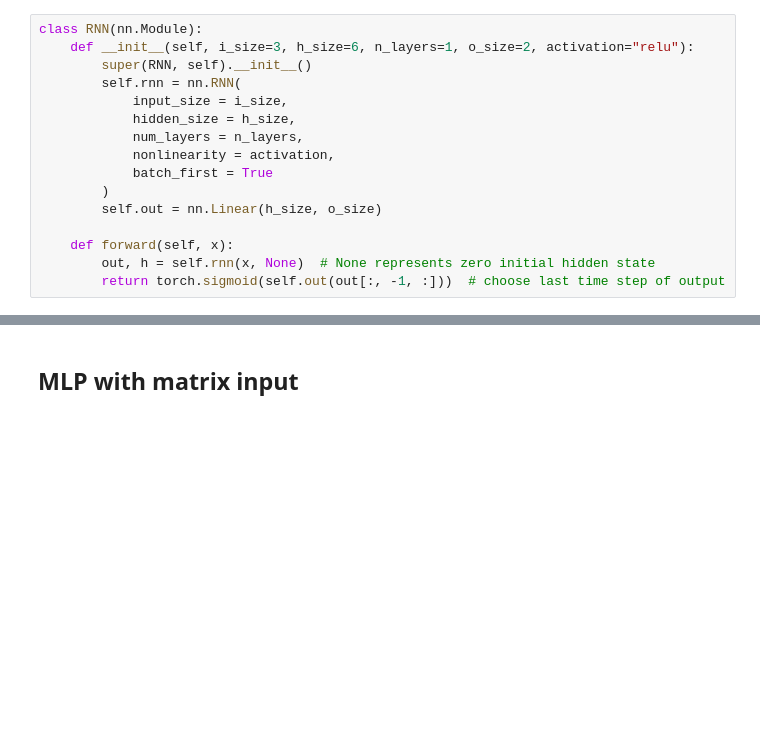
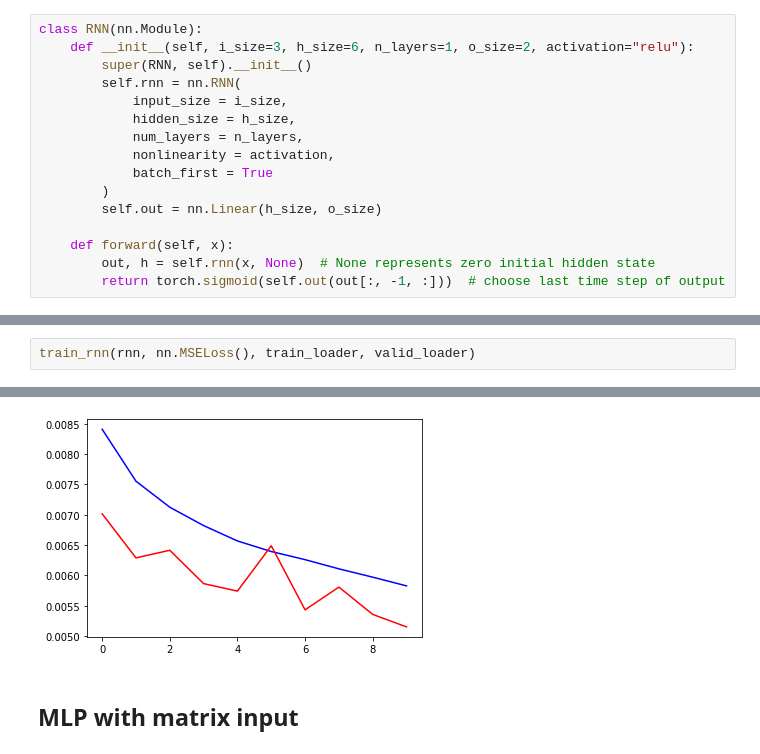
Before and after one commit to GaoDeBuChou/Swin-Transformer-based-Model-for-Trajectory-Prediction, a Jupyter notebook: experiments.ipynb, the cells around one changed output, grey strips where cells are left out. Cells and saved outputs as stored; diff of their text form; blank space fills up the shorter version.

```diff
--- a/experiments.ipynb
+++ b/experiments.ipynb
@@ -267,0 +269,3 @@ Validation loss: 0.08867495271720384
+# %%
+train_rnn(rnn, nn.MSELoss(), train_loader, valid_loader)
+# %% [output]
@@ -268,3 +292,4 @@ Validation loss: 0.08867495271720384
+[figure, added]
 # %% [markdown]
 ## MLP with matrix input
 # %%
```
Also changed, not shown: parts of 9 cells of this notebook.
